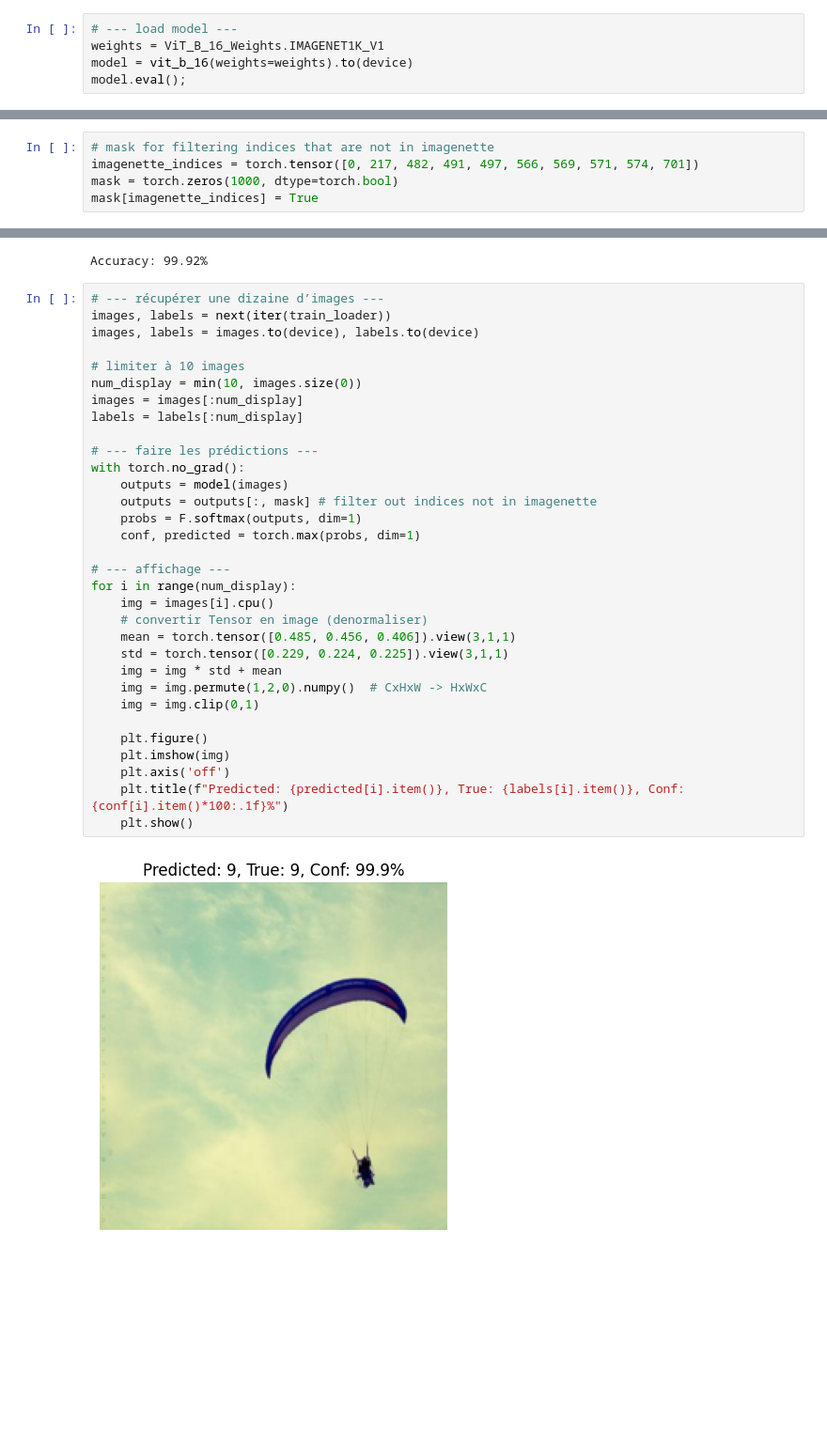
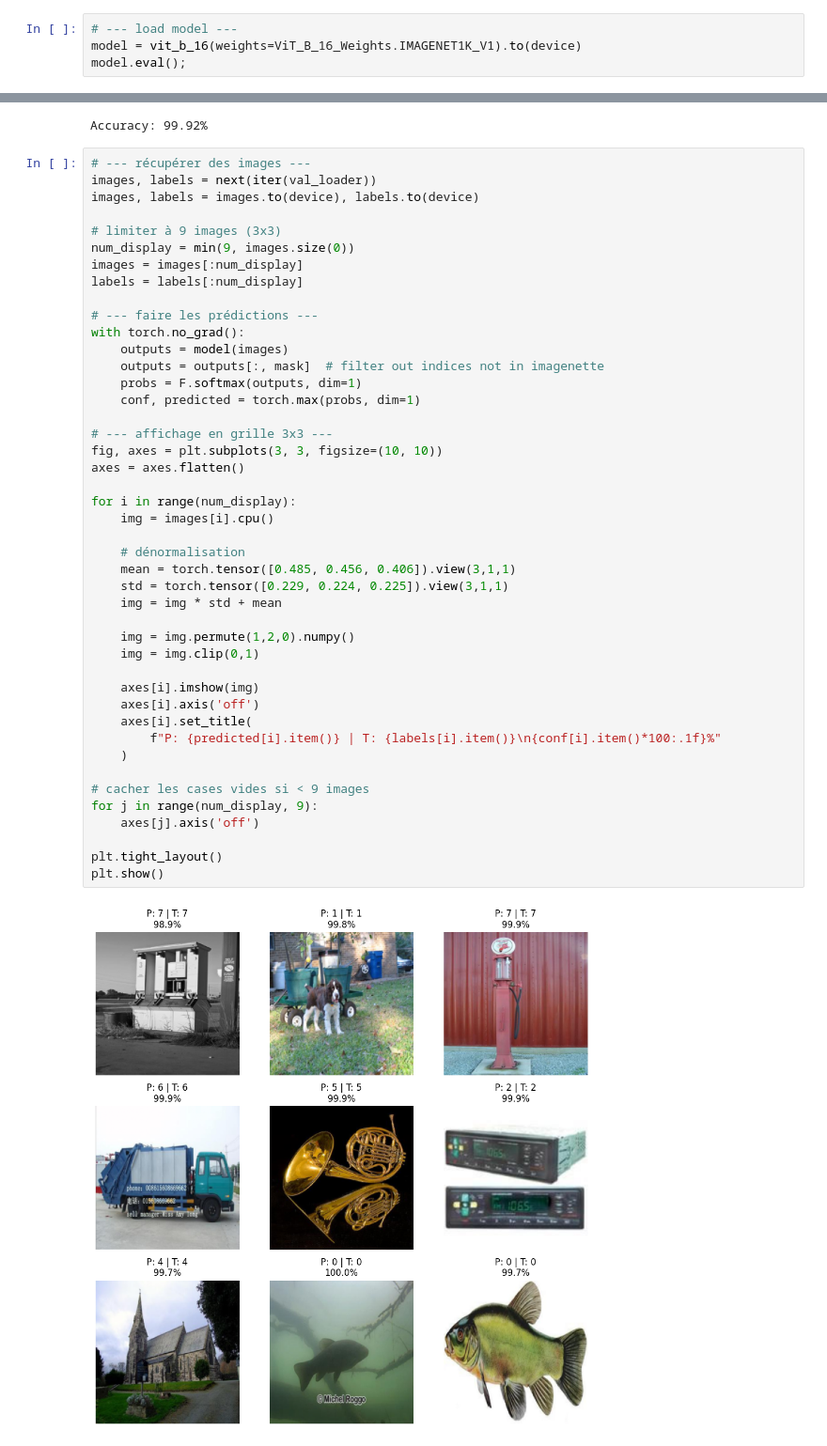
Before and after one commit to Carlosss543/attention-with-bias, a Jupyter notebook: main_notebook.ipynb, the cells around one changed output, grey strips where cells are left out. Shown at 94% size. Drawn from its saved outputs; the diff is of its cells as text; blank space fills up the shorter version.

```diff
--- a/main_notebook.ipynb
+++ b/main_notebook.ipynb
@@ -39,5 +39,4 @@ num_classes = 10
 # %%
 # --- load model ---
-weights = ViT_B_16_Weights.IMAGENET1K_V1
-model = vit_b_16(weights=weights).to(device)
+model = vit_b_16(weights=ViT_B_16_Weights.IMAGENET1K_V1).to(device)
 model.eval();
@@ -84,11 +46,6 @@ print(f"Number of validation samples: {len(val_dataset)}")
 # %% [output]
 Number of training samples: 9469
 Number of validation samples: 3925
-# %%
-# mask for filtering indices that are not in imagenette
-imagenette_indices = torch.tensor([0, 217, 482, 491, 497, 566, 569, 571, 574, 701])
-mask = torch.zeros(1000, dtype=torch.bool)
-mask[imagenette_indices] = True
 # %%
 def get_full_accuracy(model, dataloader):
     correct = 0
@@ -109,36 +66,48 @@ print(f"Accuracy: {val_accuracy*100:.2f}%")
 # %% [output]
 Accuracy: 99.92%
 # %%
-# --- récupérer une dizaine d’images ---
-images, labels = next(iter(train_loader))
+# --- récupérer des images ---
+images, labels = next(iter(val_loader))
 images, labels = images.to(device), labels.to(device)
 
-# limiter à 10 images
-num_display = min(10, images.size(0))
+# limiter à 9 images (3x3)
+num_display = min(9, images.size(0))
 images = images[:num_display]
 labels = labels[:num_display]
 
 # --- faire les prédictions ---
 with torch.no_grad():
     outputs = model(images)
-    outputs = outputs[:, mask] # filter out indices not in imagenette
+    outputs = outputs[:, mask]  # filter out indices not in imagenette
     probs = F.softmax(outputs, dim=1)
     conf, predicted = torch.max(probs, dim=1)
 
-# --- affichage ---
+# --- affichage en grille 3x3 ---
+fig, axes = plt.subplots(3, 3, figsize=(10, 10))
+axes = axes.flatten()
+
 for i in range(num_display):
     img = images[i].cpu()
-    # convertir Tensor en image (denormaliser)
+
+    # dénormalisation
     mean = torch.tensor([0.485, 0.456, 0.406]).view(3,1,1)
     std = torch.tensor([0.229, 0.224, 0.225]).view(3,1,1)
     img = img * std + mean
-    img = img.permute(1,2,0).numpy()  # CxHxW -> HxWxC
+
+    img = img.permute(1,2,0).numpy()
     img = img.clip(0,1)
 
-    plt.figure()
-    plt.imshow(img)
-    plt.axis('off')
-    plt.title(f"Predicted: {predicted[i].item()}, True: {labels[i].item()}, Conf: {conf[i].item()*100:.1f}%")
-    plt.show()
+    axes[i].imshow(img)
+    axes[i].axis('off')
+    axes[i].set_title(
+        f"P: {predicted[i].item()} | T: {labels[i].item()}\n{conf[i].item()*100:.1f}%"
+    )
+
+# cacher les cases vides si < 9 images
+for j in range(num_display, 9):
+    axes[j].axis('off')
+
+plt.tight_layout()
+plt.show()
 # %% [output]
-[figure, old version]
+[figure, new version]
```
Also changed, not shown: parts of 7 cells of this notebook, 8 other files.
